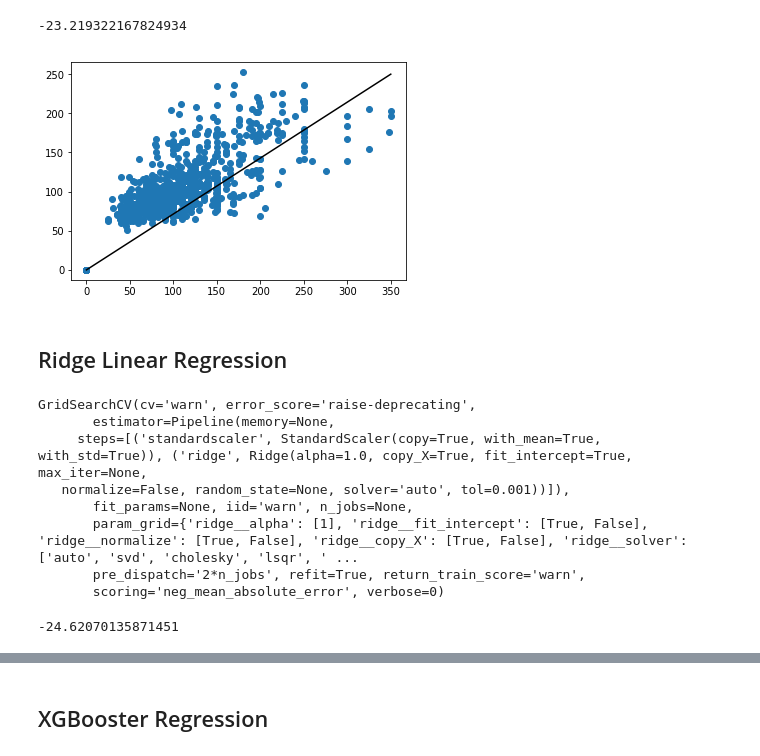
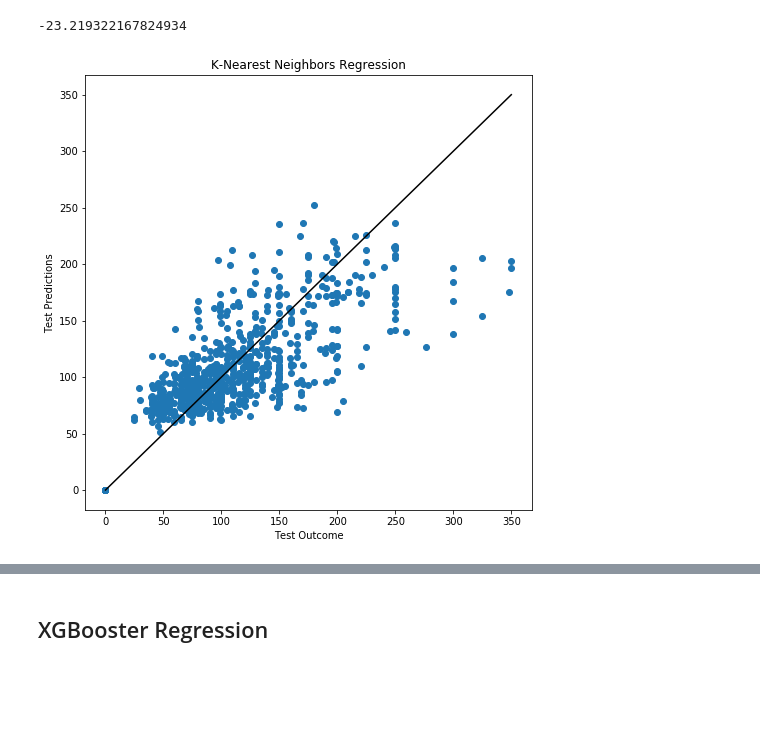
Before and after one commit to kevinhuynh23/RACK, a Jupyter notebook: model.ipynb, the cells around one changed output, grey strips where cells are left out. Cells and saved outputs as stored; diff of their text form; code cells hidden in the pictures; blank space fills up the shorter version.

```diff
--- a/model.ipynb
+++ b/model.ipynb
@@ -220,0 +158,17 @@ plt.show()
+# %%
+lin_reg = Ridge()
+
+std_scaler = StandardScaler()
+
+# Define a pipeline that uses your scaler and classifier
+lin_pipe = make_pipeline(std_scaler, lin_reg)
+
+# Define a grid to search through
+param_grid_lin = {'ridge__alpha':[1],
+                  'ridge__fit_intercept':[True,False],
+                  'ridge__normalize':[True,False],
+                  'ridge__copy_X':[True, False],
+                  'ridge__solver':['auto', 'svd', 'cholesky', 'lsqr', 'sparse_cg', 'sag', 'saga']}
+
+# Perform a  grid search of your pipeline
+grid_lin = GridSearchCV(lin_pipe, param_grid_lin, scoring="neg_mean_absolute_error")
@@ -307,10 +261,12 @@ knn_score
 # %% [output]
 -23.219322167824934
 # %%
+fig_knn = plt.figure(figsize=(8,8))
 plt.scatter(test_outcome, grid_knn.predict(test_features))
-plt.plot([0,350], [0, 250], color='k')
+plt.plot([0,350], [0, 350], color='k')
+plt.title('K-Nearest Neighbors Regression')
+plt.xlabel('Test Outcome')
+plt.ylabel('Test Predictions')
 plt.show()
 # %% [output]
-[figure, old version]
+[figure, new version]
-# %% [markdown]
-## Ridge Linear Regression
@@ -334,16 +272,0 @@ grid_lin = GridSearchCV(lin_pipe, param_grid_lin, scoring="neg_mean_absolute_err
-# %%
-grid_lin.fit(train_features, train_outcome)
-# %% [output]
-GridSearchCV(cv='warn', error_score='raise-deprecating',
-       estimator=Pipeline(memory=None,
-     steps=[('standardscaler', StandardScaler(copy=True, with_mean=True, with_std=True)), ('ridge', Ridge(alpha=1.0, copy_X=True, fit_intercept=True, max_iter=None,
-   normalize=False, random_state=None, solver='auto', tol=0.001))]),
-       fit_params=None, iid='warn', n_jobs=None,
-       param_grid={'ridge__alpha': [1], 'ridge__fit_intercept': [True, False], 'ridge__normalize': [True, False], 'ridge__copy_X': [True, False], 'ridge__solver': ['auto', 'svd', 'cholesky', 'lsqr', ' ...
-       pre_dispatch='2*n_jobs', refit=True, return_train_score='warn',
-       scoring='neg_mean_absolute_error', verbose=0)
-# %%
-ridge_score = grid_lin.score(test_features, test_outcome)
-ridge_score
-# %% [output]
--24.62070135871451
```
Also changed, not shown: parts of 30 cells of this notebook, 1 other file.
